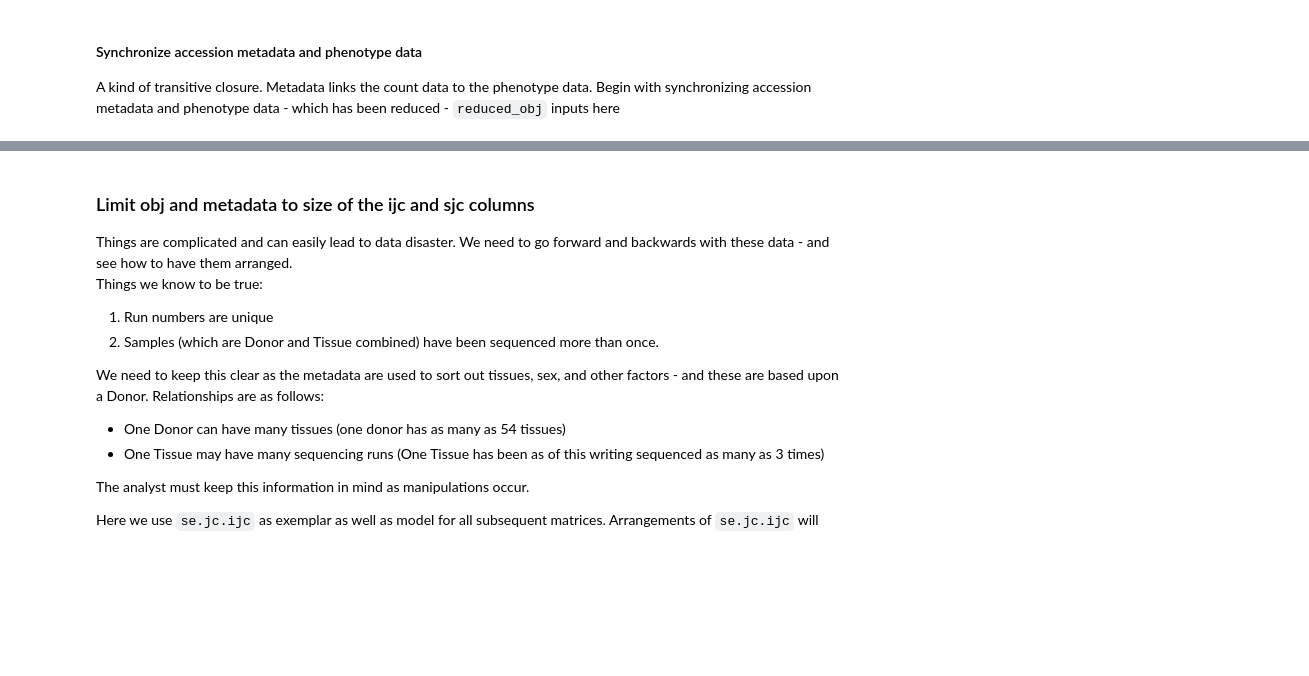
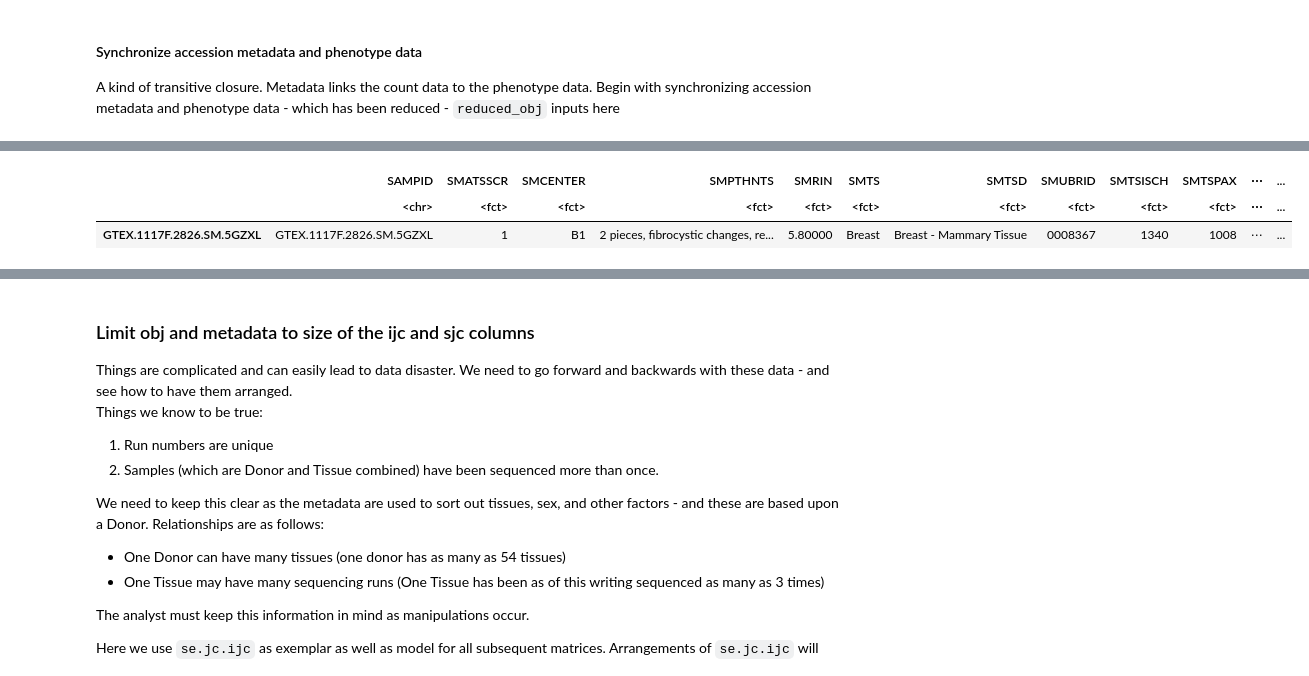
Before and after one commit to TheJacksonLaboratory/sbas, a Jupyter notebook: jupyter/AllTissueAllSplicingJunctionAnalysis.ipynb, the cells around one changed output, grey strips where cells are left out. Cells and saved outputs as stored; diff of their text form; code cells hidden in the pictures; blank space fills up the shorter version.

```diff
--- a/jupyter/AllTissueAllSplicingJunctionAnalysis.ipynb
+++ b/jupyter/AllTissueAllSplicingJunctionAnalysis.ipynb
@@ -466,7 +466,8 @@ message("The non-overlapping IDs between pheno and count data are:\n",
 logical_match_names=superset %in% subset
 length(logical_match_names)
 table(logical_match_names)
-pData(obj) <- (pData(obj)[logical_match_names==TRUE,])
+obj        <- obj       [logical_match_names==TRUE,]
+pData(obj) <- pData(obj)[logical_match_names==TRUE,]
 
 tail (pData(obj),2)
 dim(pData(obj))
@@ -718,12 +763,15 @@ Begin with synchronizing accession metadata and phenotype data - which has been
 # %%
 # let's limit the phenotype object and then align the metadata file
 metadata <- data.table::fread("../data/SraRunTable.txt.gz")
-metadata$SAMPID   <- gsub('-','\\.',metadata$'Sample Name')
+metadata$SAMPID           <- gsub('-','\\.',metadata$'Sample Name')
 pData(reduced_obj)$SAMPID <- gsub('-','\\.',pData(reduced_obj)$SAMPID)
 
-dim(metadata)
-dim(reduced_obj)
-dim(pData(reduced_obj))
+message("\nsize accession SraRunTable \n",
+        paste(dim(metadata), collapse=" "))
+message("\nsize reduced_obj\n",
+        paste(dim(reduced_obj), collapse=" "))
+message("\nsize pData(reduced_obj)\n",
+        paste(dim(pData(reduced_obj)), collapse=" "))
 rownames(pData(reduced_obj))<- pData(reduced_obj)$SAMPID
 
 # keep only those runs (as epitomized by the metadata_samples) in the phenotype set
@@ -731,57 +779,82 @@ metadata_samples   <- as.character(metadata$SAMPID)
 phenotype_samples  <- as.character(pData(reduced_obj)$SAMPID)
 
 # any undefined (N/A) sample names? These results will be zero
-sum(is.na(metadata_samples))
-sum(is.na(phenotype_samples))
+message("\n any undefined (NA) sample names?\n",
+        paste(sum(is.na(metadata_samples)), collapse=" "))
+message("\n any undefined (NA) sample names?\n",
+        paste(sum(is.na(phenotype_samples)), collapse=" "))
 
-rm(keep)
 keep <- phenotype_samples %in% metadata_samples
-table(keep)
-reduced_obj2 <- reduced_obj[,keep==TRUE]
-dim(reduced_obj2)
-dim(pData(reduced_obj2))
+message("\nlength keep metadata samples in phenotype samples \n",
+        paste(length(keep), collapse = " "))
+message("\nhow many to keep in phenotype obj\n",
+        paste(table(keep), collapse = " "))
+
+reduced_obj2        <- reduced_obj       [          ,keep==TRUE]
+pData(reduced_obj2) <- pData(reduced_obj)[keep==TRUE,          ]
+message("\nsize reduced_obj2\n",
+        paste(dim(reduced_obj2), collapse=" "))
+message("\nsize pData(reduced_obj2)\n",
+        paste(dim(pData(reduced_obj2)), collapse=" "))
 
 # test to make sure we don't have nonsense
+keep = pData(reduced_obj2)$tissue== "breast_mammary_tissue"
+message("\nTEST: how many to keep in to have only breast_mammary_tissue\n",
+        paste(table(keep), collapse = " "))
+tobj        = reduced_obj2       [          ,keep==TRUE]
+pData(tobj) = pData(reduced_obj2)[keep==TRUE,          ]
+message("\nTEST: size breast_mammary_tissue obj:tobj\n",
+        paste(dim(tobj), collapse=" "))
+message("\nTEST: size phenotype object pData(tobj)\n",
+        paste(dim(pData(tobj)), collapse=" "))
+pData(tobj)[1,]
 rm(keep)
-keep = pData(reduced_obj2)$tissue== "breast_mammary_tissue"
-table(keep)
-tobj = reduced_obj2[,keep]
-dim(tobj)
-dim(pData(tobj))
-pData(tobj)[1,]
 # end test
 
 # now go the other way - make sure the metadata samples are in sync with the phenotype samples
 # note that we are now with `reduced_obj2`
 metadata_samples   <- as.character(metadata$SAMPID)
 phenotype_samples  <- as.character(pData(reduced_obj2)$SAMPID)
-length(metadata_samples)
-length(phenotype_samples)
-dim(reduced_obj2)
-dim(pData(reduced_obj2))
-dim(metadata)
-rm(keep)
+message("\nlength of metadata_samples\n",
+        paste(length(metadata_samples), collapse=" "))
+message("\nlength of phenotype_samples\n",
+        paste(length(phenotype_samples), collapse=" "))
+message("\ndimension of metadata\n",
+        paste(dim(metadata), collapse=" "))
 keep <- metadata_samples %in% phenotype_samples
-table(keep)
+message("\nlength keep phenotype samples in metadata samples \n",
+        paste(length(keep), collapse = " "))
+message("\nhow many to keep in metadata samples\n")
 
 reduced_metadata <- metadata[keep==TRUE,]
-dim(reduced_metadata)
+message("\ndimension of reduced_metadata\n",
+        paste(dim(reduced_metadata), collapse=" "))
+rm(keep)
 
 # test to make sure we don't have nonsense
+keep = pData(reduced_obj2)$tissue== "breast_mammary_tissue"
+message("\nTEST: how many to keep in to have only breast_mammary_tissue\n",
+        paste(table(keep), collapse = " "))
+tobj        = reduced_obj2       [          ,keep==TRUE]
+pData(tobj) = pData(reduced_obj2)[keep==TRUE,          ]
+message("\nTEST: size breast_mammary_tissue obj:tobj\n",
+        paste(dim(tobj), collapse=" "))
+message("\nTEST: size phenotype object pData(tobj)\n",
+        paste(dim(pData(tobj)), collapse=" "))
+pData(tobj)[1,]
 rm(keep)
-keep = pData(reduced_obj2)$tissue== "breast_mammary_tissue"
-table(keep)
-tobj = reduced_obj2[,keep]
-dim(tobj)
-dim(pData(tobj))
+
 breast_metadata_samples   <- as.character(reduced_metadata$SAMPID)
 breast_phenotype_samples  <- as.character(pData(tobj)$SAMPID)
-rm(keep)
 keep = breast_metadata_samples %in% breast_phenotype_samples
 table(keep)
+message("\nTEST: how many breast_mammary_tissue samples in reduced_metadata\n",
+        paste(table(keep), collapse = " "))
 breast_samples <- reduced_metadata[keep,]
-length(breast_samples$SAMPID)
-length(pData(tobj)$SAMPID)
+message("\nTEST: number reduced_metadata breast_samples\n",
+        paste(length(breast_samples$SAMPID), collapse=" "))
+message("\nTEST: number phenotype obj breast_samples\n",
+        paste(length(pData(tobj)$SAMPID), collapse=" "))
 breast_samples[1,]
 # end test
 # %% [output]
@@ -790,0 +879,3 @@ Features  Samples
+|  | SAMPID | SMATSSCR | SMCENTER | SMPTHNTS | SMRIN | SMTS | SMTSD | SMUBRID | SMTSISCH | SMTSPAX | ⋯ | ... |
+|  | <chr> | <fct> | <fct> | <fct> | <fct> | <fct> | <fct> | <fct> | <fct> | <fct> | ⋯ | ... |
+| GTEX.1117F.2826.SM.5GZXL | GTEX.1117F.2826.SM.5GZXL | 1 | B1 | 2 pieces, fibrocystic changes, re... | 5.80000 | Breast | Breast - Mammary Tissue | 0008367 | 1340 | 1008 | ⋯ | ... |
```
Also changed, not shown: parts of 7 cells of this notebook, 1 other file.
